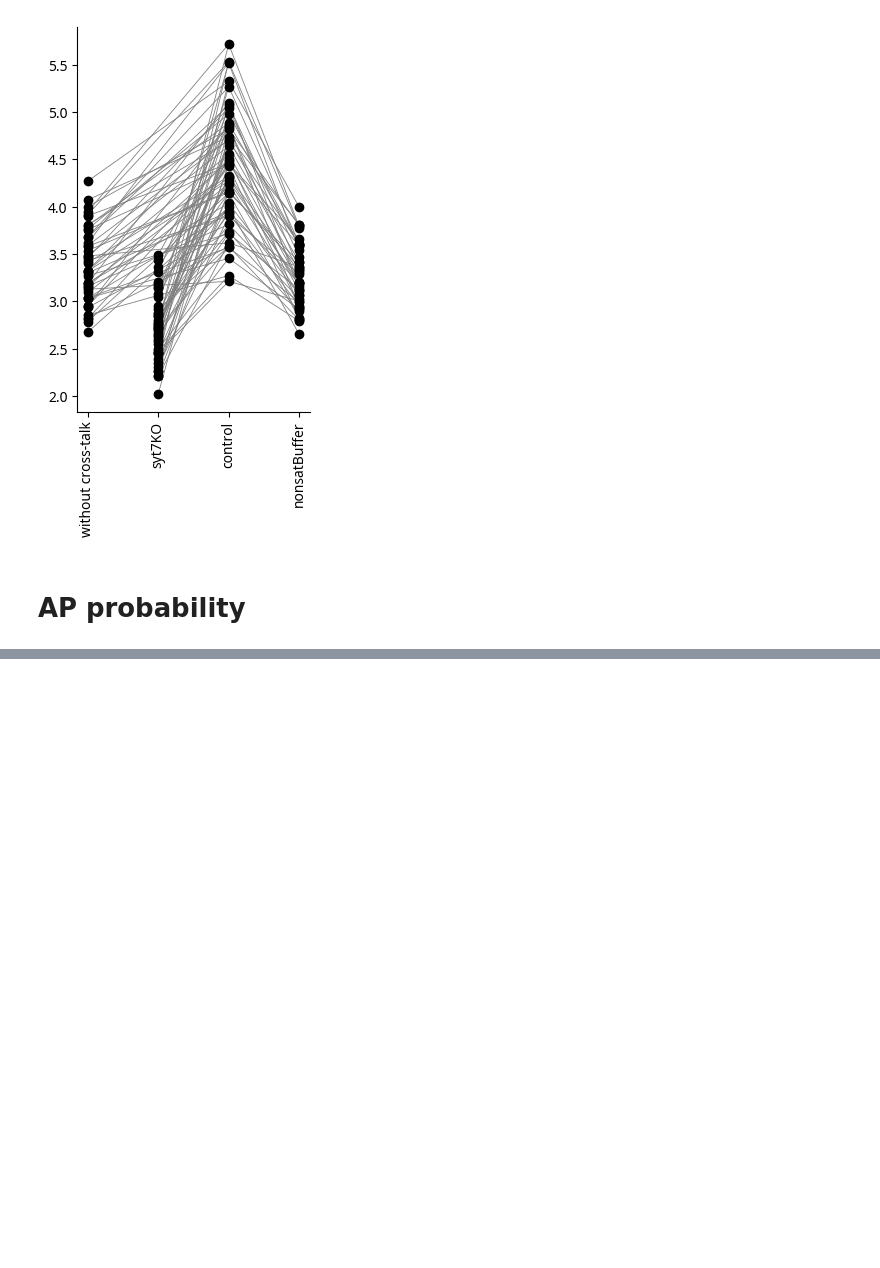
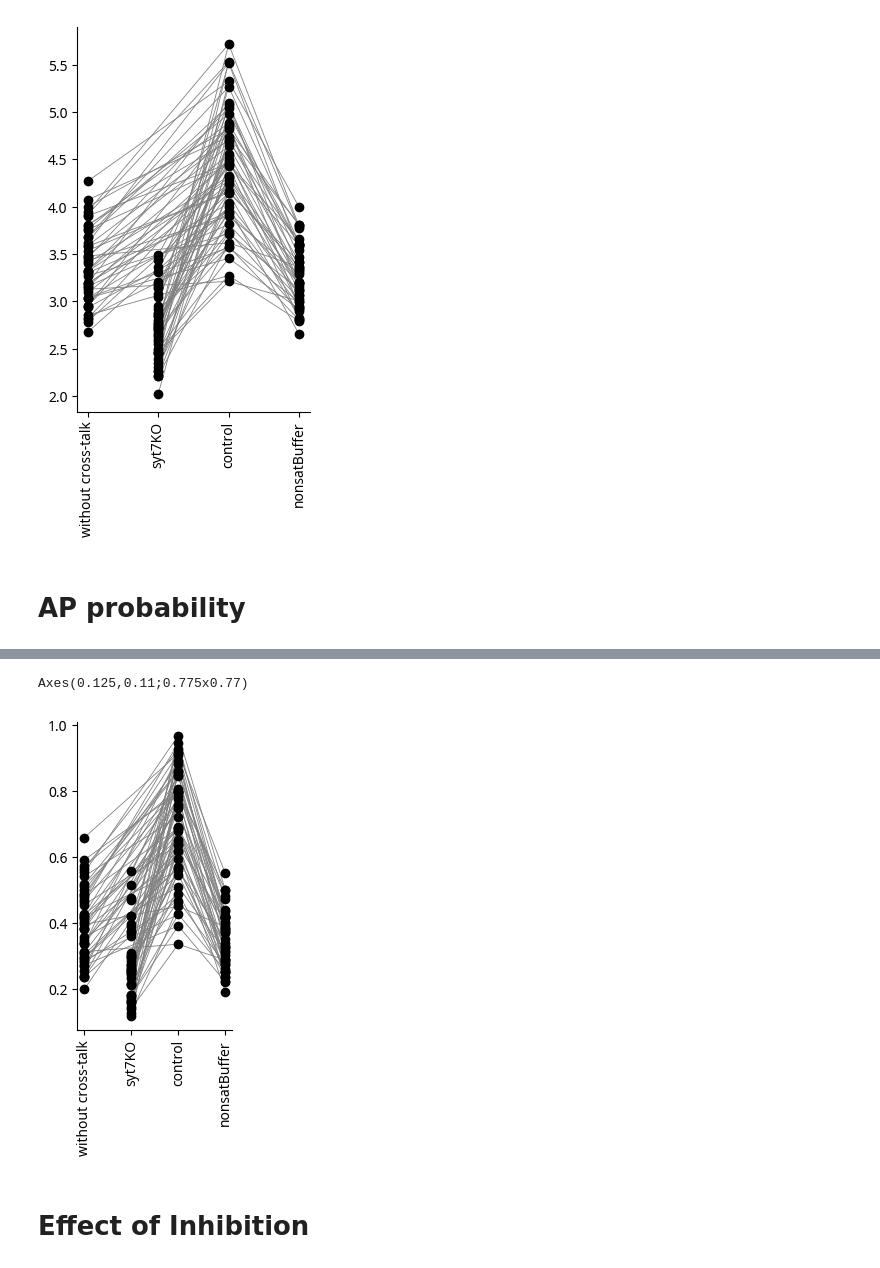
Before and after one commit to nishs1729/MFB, a Jupyter notebook: scripts_plotting/plots_AP.ipynb, the cells around one changed output, grey strips where cells are left out. Drawn from its saved outputs; the diff is of its cells as text; code cells hidden in the pictures; blank space fills up the shorter version.

```diff
--- a/scripts_plotting/plots_AP.ipynb
+++ b/scripts_plotting/plots_AP.ipynb
@@ -182,7 +182,7 @@ nrel_to_ap.head()
 | 3 | 2.2915 | 0.797200 | 2.2060 | 0.767831 | 1.616580 | 0.647675 | 2.121500 | ... |
 | 4 | 2.3195 | 0.815733 | 2.1540 | 0.793904 | 1.610375 | 0.634554 | 2.157000 | ... |
 # %%
-def change_plot(df, key=0, order=None, color='black', lc='gray', lw=1, axis=None):
+def change_plot(df, key=0, order=None, color='black', lc='gray', lw=1, axis=None, save_loc=None):
     """
     Plots changes in a dataframe with lines connecting points.
 
@@ -202,9 +202,10 @@ def change_plot(df, key=0, order=None, color='black', lc='gray', lw=1, axis=None
     Returns:
         None
     """
+
     # Create a new axis if none is provided
     if not axis:
-        _, axis = plt.subplots(figsize=(3, 5))
+        fig, axis = plt.subplots(figsize=(3, 5))
 
     # Set default line color if none is provided
     if lc is None:
@@ -250,6 +251,10 @@ def change_plot(df, key=0, order=None, color='black', lc='gray', lw=1, axis=None
 
     # Hide top and right spines
     axis.spines[['top', 'right']].set_visible(False)
+
+    if save_loc:
+        plt.savefig(save_loc, dpi=300, bbox_inches='tight', transparent=True)
+
     plt.show()
 # %%
 order = ['without cross-talk', 'syt7KO', 'control', 'nonsatBuffer']
@@ -359,0 +368,26 @@ plt.show()
+# %%
+P_AP10 = {}
+ISI, nAP = 20, 10
+for i,(stlabel,stinfo) in enumerate(simTypes.items()):
+    AP10 = []
+    for j,design in enumerate(designs[:]):
+        # label = str([int(a) for a in re.findall(r'\d+', design)[:-2]])[1:-1]
+        st = stinfo['d']
+        # tt = stinfo['tt']
+        #print(stlabel)
+        # inf = os.path.join(resultPath, st, design, tt+'apTimes.dat')
+
+        if stlabel == 'without cross-talk':
+            design = design.split('RRP')[0] + 'ISI' + design.split('ISI')[1]
+        ca3p = os.path.join(resultPath, st, design, 'CA3p.pk')
+        label = ','.join(list(getSimInfo(design, skip=0).values())[:-2])
+        apProb, ap1Prob = getAPprob(ca3p)
+        # print(apProb, stlabel, design)
+        AP10.append(float(apProb[9]))
+
+    P_AP10.update({stlabel: AP10})
+
+# P_AP10
+# %%
+P_AP10 = pd.DataFrame(P_AP10)
+P_AP10.head()
@@ -359,0 +401,11 @@ plt.show()
+# %%
+order = ['without cross-talk', 'syt7KO', 'control', 'nonsatBuffer']
+fig, axis = plt.subplots(figsize=(2, 4))
+
+change_plot(P_AP10, key='control', order=order, axis=axis, lc='gray', lw=0.6,
+            save_loc=os.path.join(figPath, f'ap_probability_10_compare.svg'))
+# %% [output]
+Axes(0.125,0.11;0.775x0.77)
+[figure, added]
+# %% [markdown]
+# Effect of Inhibition
```
Also changed, not shown: parts of 5 cells of this notebook, 1 other file.
